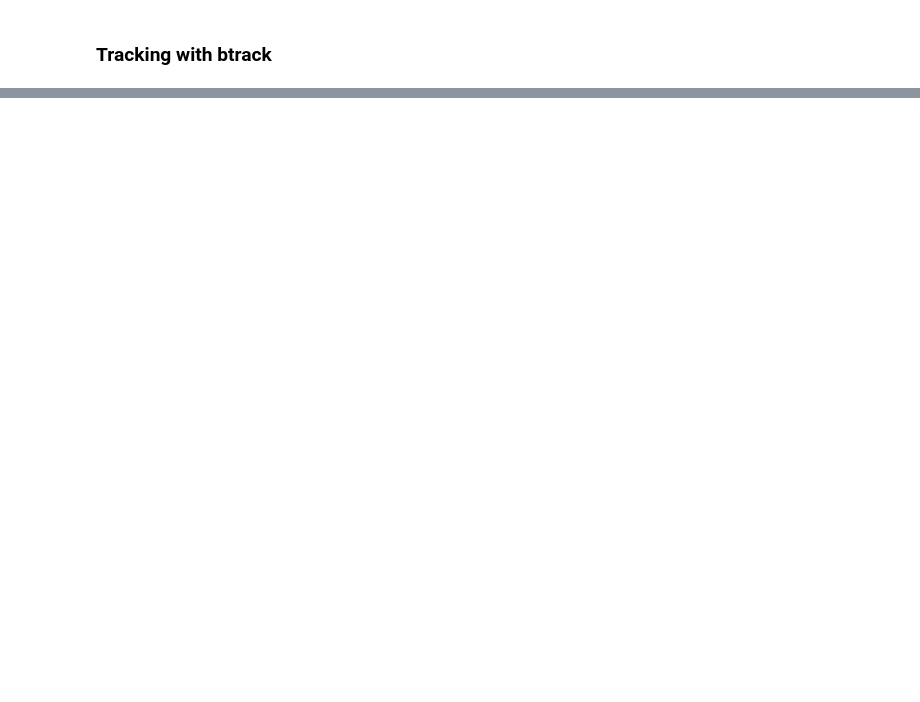
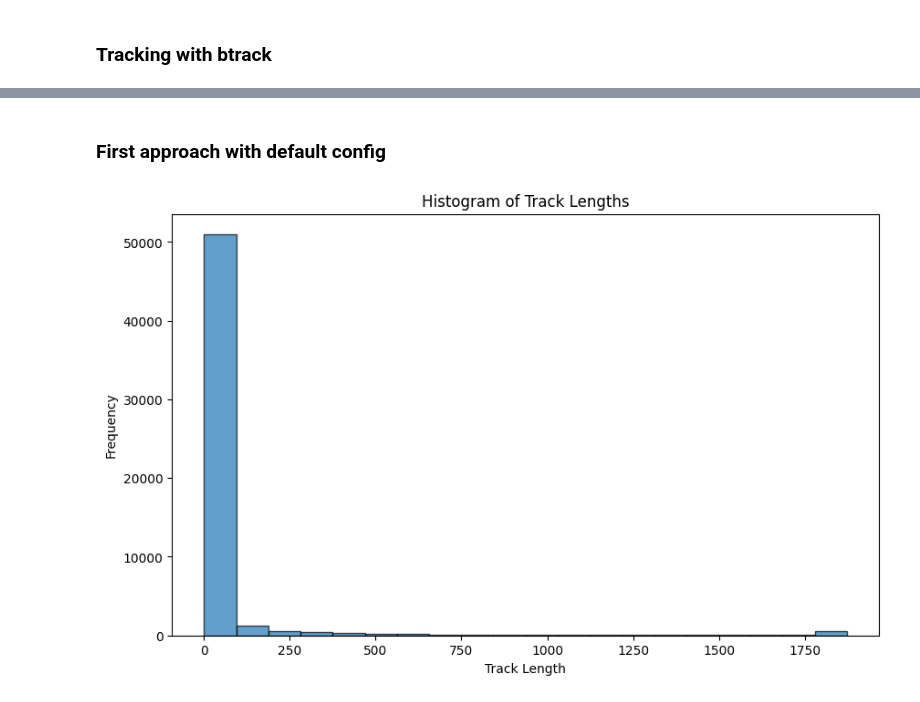
Before and after one commit to nezba00/apoDet, a Jupyter notebook: scripts/02_tracking_btrack.ipynb, the cells around one changed output, grey strips where cells are left out. Drawn from its saved outputs; the diff is of its cells as text; code cells hidden in the pictures; blank space fills up the shorter version.

```diff
--- a/scripts/02_tracking_btrack.ipynb
+++ b/scripts/02_tracking_btrack.ipynb
@@ -326,0 +507,21 @@ plt.show()
+# %% [markdown]
+### First approach with default config
+# %%
+import matplotlib.pyplot as plt
+
+# Count occurrences of each track_id to determine track lengths
+track_lengths = merged_df["track_id"].value_counts()
+
+# Plot histogram
+plt.figure(figsize=(10, 6))
+plt.hist(track_lengths, bins=20, edgecolor="black", alpha=0.7)
+
+# Labels and title
+plt.xlabel("Track Length")
+plt.ylabel("Frequency")
+plt.title("Histogram of Track Lengths")
+
+# Show plot
+plt.show()
+# %% [output]
+[figure, added]
```
Also changed, not shown: parts of 14 cells of this notebook.
